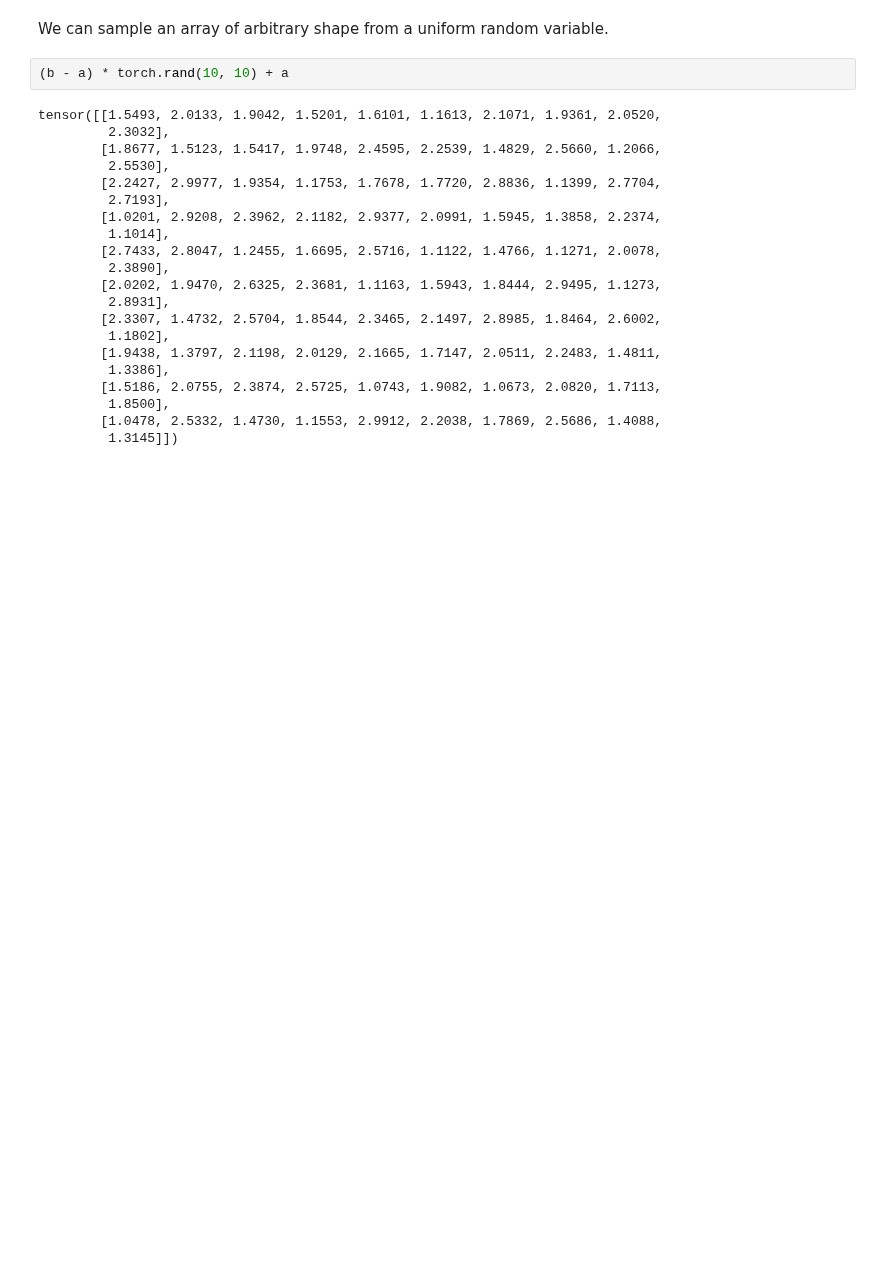
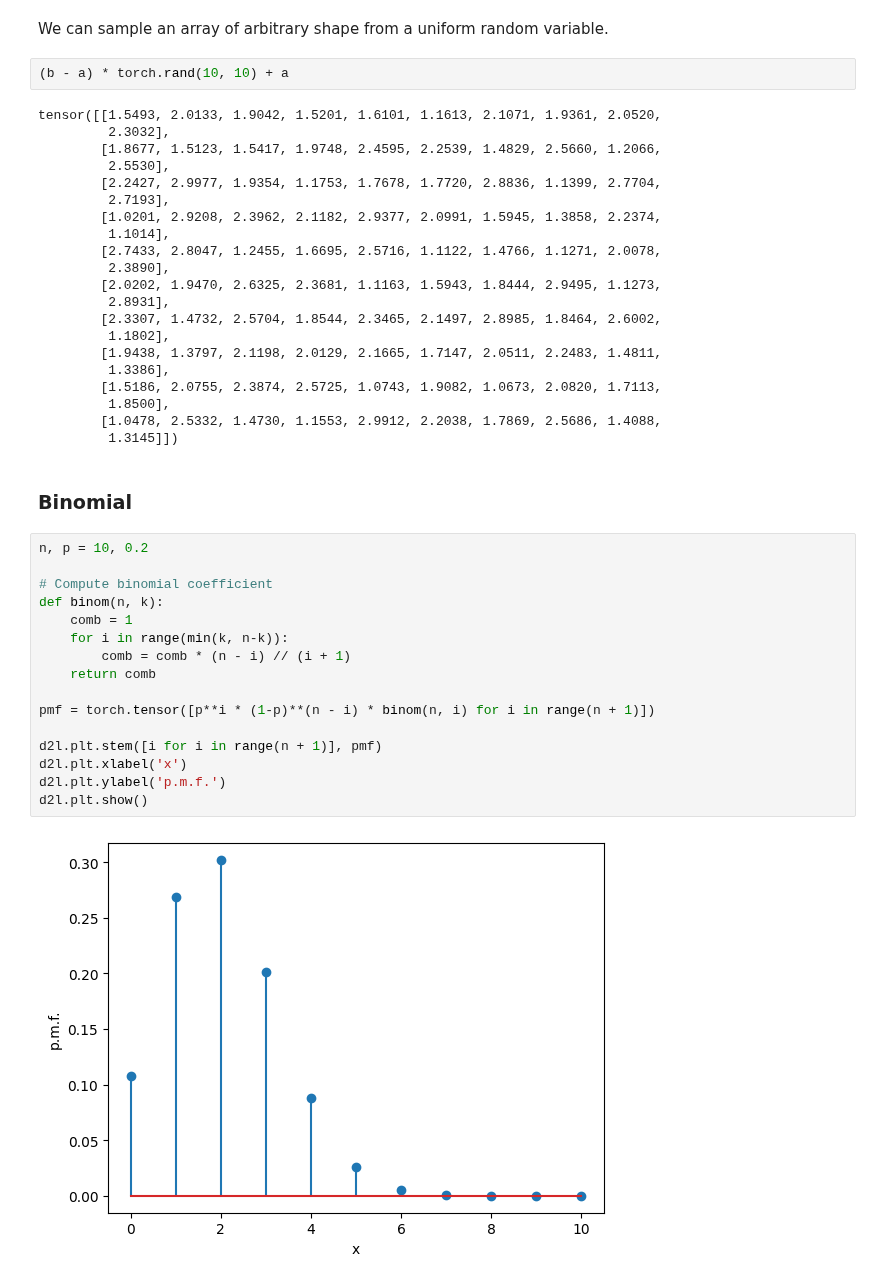
Before and after one commit to Sann-Htet/Dive_into_deep_learning, a Jupyter notebook: Probability_and_Statistics.ipynb, the cells around one changed output. Saved outputs shown, nothing was run; the diff lists cells and outputs as text; blank space fills up the shorter version.

```diff
--- a/Probability_and_Statistics.ipynb
+++ b/Probability_and_Statistics.ipynb
@@ -155,3 +155,23 @@ tensor([[1.5493, 2.0133, 1.9042, 1.5201, 1.6101, 1.1613, 2.1071, 1.9361, 2.0520,
          1.8500],
         [1.0478, 2.5332, 1.4730, 1.1553, 2.9912, 2.2038, 1.7869, 2.5686, 1.4088,
          1.3145]])
+# %% [markdown]
+### Binomial
+# %%
+n, p = 10, 0.2
+
+# Compute binomial coefficient
+def binom(n, k):
+    comb = 1
+    for i in range(min(k, n-k)):
+        comb = comb * (n - i) // (i + 1)
+    return comb
+
+pmf = torch.tensor([p**i * (1-p)**(n - i) * binom(n, i) for i in range(n + 1)])
+
+d2l.plt.stem([i for i in range(n + 1)], pmf)
+d2l.plt.xlabel('x')
+d2l.plt.ylabel('p.m.f.')
+d2l.plt.show()
+# %% [output]
+[figure, added]
```
Also changed, not shown: parts of 12 cells of this notebook.
